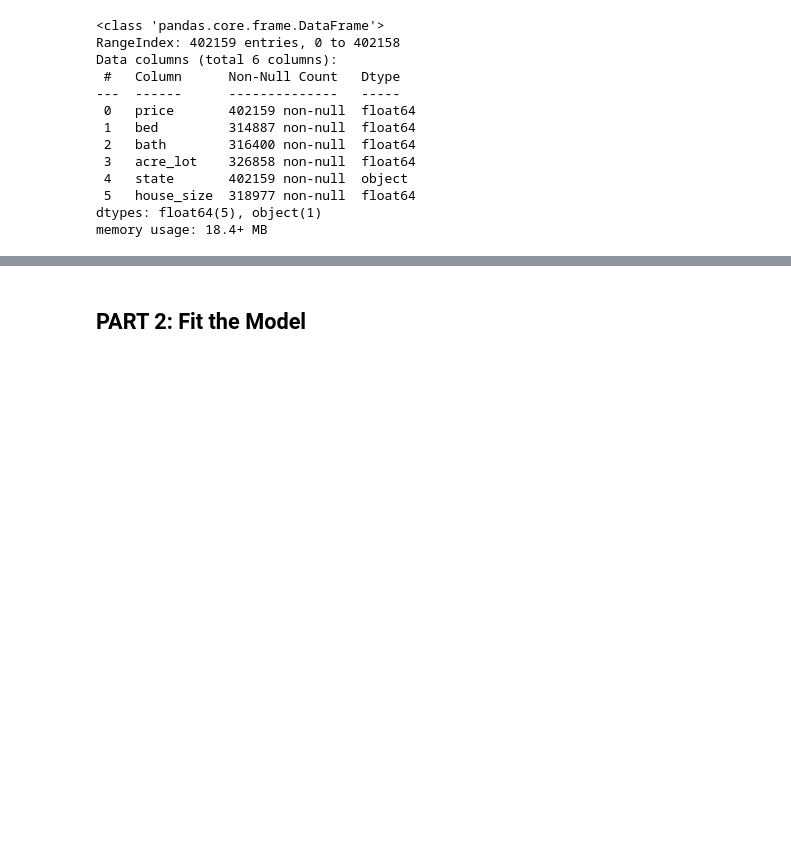
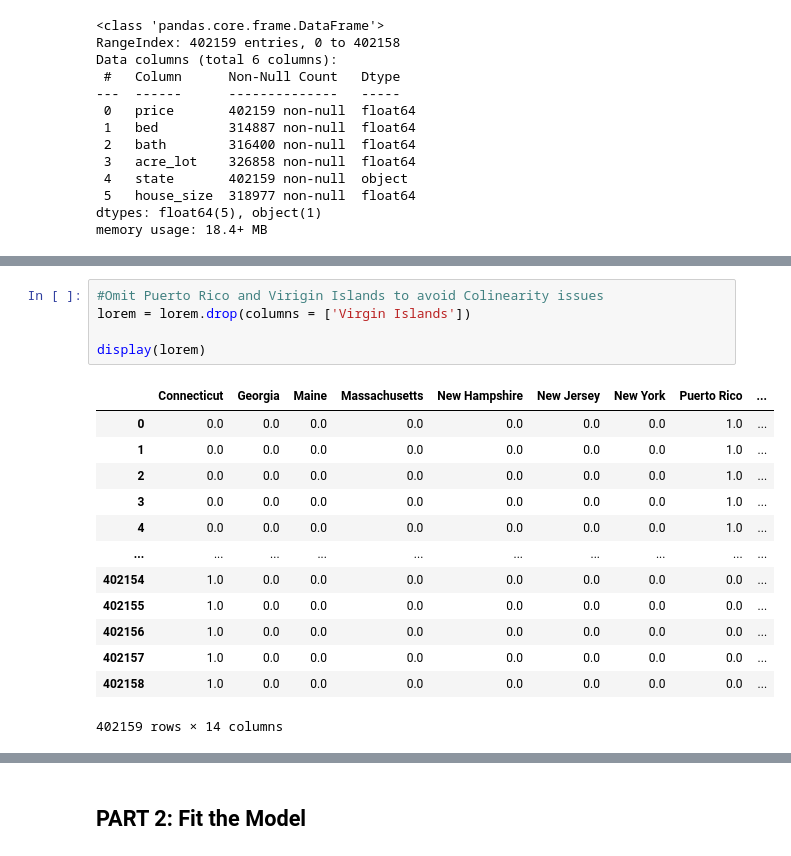
Before and after one commit to barishpeace/Project-2-Property-Price-Prediction, a Jupyter notebook: real_estate_predictor.ipynb, the cells around one changed output, grey strips where cells are left out. Saved outputs shown, nothing was run; the diff lists cells and outputs as text; blank space fills up the shorter version.

```diff
--- a/real_estate_predictor.ipynb
+++ b/real_estate_predictor.ipynb
@@ -83,0 +164,19 @@ memory usage: 18.4+ MB
+# %%
+#Omit Puerto Rico and Virigin Islands to avoid Colinearity issues
+lorem = lorem.drop(columns = ['Virgin Islands'])
+
+display(lorem)
+# %% [output]
+|  | Connecticut | Georgia | Maine | Massachusetts | New Hampshire | New Jersey | New York | Puerto Rico | ... |
+| 0 | 0.0 | 0.0 | 0.0 | 0.0 | 0.0 | 0.0 | 0.0 | 1.0 | ... |
+| 1 | 0.0 | 0.0 | 0.0 | 0.0 | 0.0 | 0.0 | 0.0 | 1.0 | ... |
+| 2 | 0.0 | 0.0 | 0.0 | 0.0 | 0.0 | 0.0 | 0.0 | 1.0 | ... |
+| 3 | 0.0 | 0.0 | 0.0 | 0.0 | 0.0 | 0.0 | 0.0 | 1.0 | ... |
+| 4 | 0.0 | 0.0 | 0.0 | 0.0 | 0.0 | 0.0 | 0.0 | 1.0 | ... |
+| ... | ... | ... | ... | ... | ... | ... | ... | ... | ... |
+| 402154 | 1.0 | 0.0 | 0.0 | 0.0 | 0.0 | 0.0 | 0.0 | 0.0 | ... |
+| 402155 | 1.0 | 0.0 | 0.0 | 0.0 | 0.0 | 0.0 | 0.0 | 0.0 | ... |
+| 402156 | 1.0 | 0.0 | 0.0 | 0.0 | 0.0 | 0.0 | 0.0 | 0.0 | ... |
+| 402157 | 1.0 | 0.0 | 0.0 | 0.0 | 0.0 | 0.0 | 0.0 | 0.0 | ... |
+| 402158 | 1.0 | 0.0 | 0.0 | 0.0 | 0.0 | 0.0 | 0.0 | 0.0 | ... |
+402159 rows × 14 columns
```
Also changed, not shown: parts of 12 cells of this notebook.
